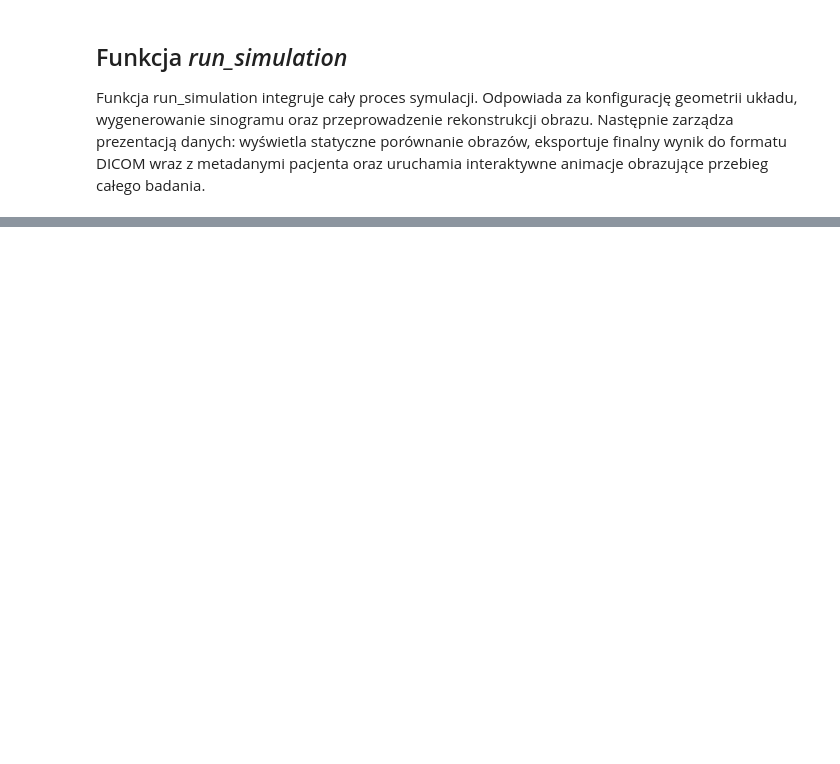
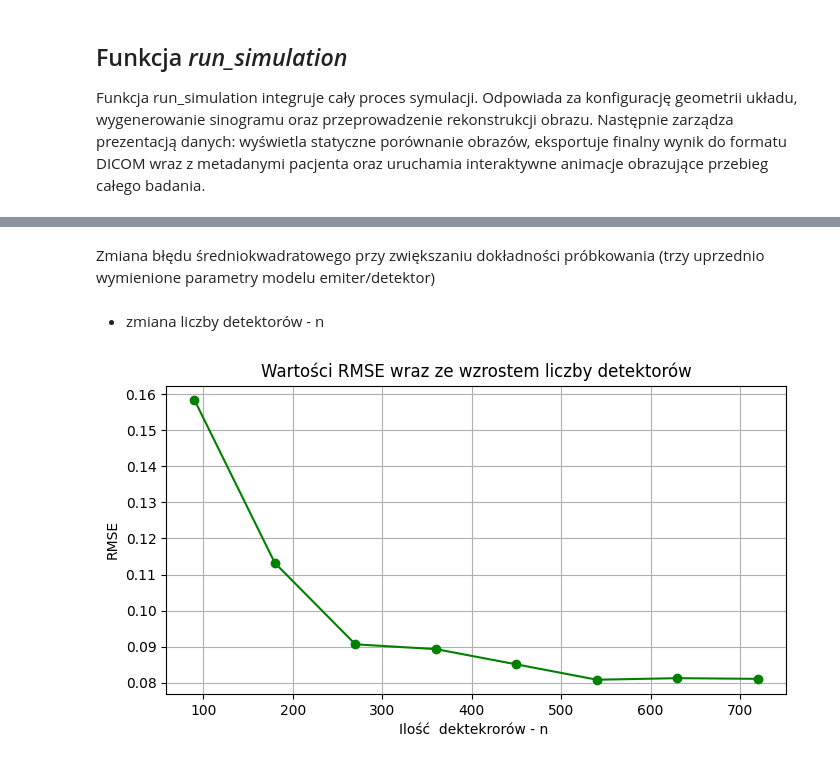
Before and after one commit to julia-m11/Tomograf, a Jupyter notebook: tomograf1.ipynb, the cells around one changed output, grey strips where cells are left out. Drawn from its saved outputs; the diff is of its cells as text; code cells hidden in the pictures; blank space fills up the shorter version.

```diff
--- a/tomograf1.ipynb
+++ b/tomograf1.ipynb
@@ -266,0 +331,22 @@ interactive(children=(FloatSlider(value=2.0, description='Krok (Δα):', max=10.
+# %% [markdown]
+Zmiana błędu średniokwadratowego przy zwiększaniu dokładności próbkowania (trzy uprzednio wymienione parametry modelu emiter/detektor)
+# %% [markdown]
+* zmiana liczby detektorów - n
+# %%
+detectors_list = [90, 180, 270, 360, 450, 540, 630, 720]
+n_rmse = []
+
+for n_val in detectors_list:
+    sino, _, sf, ang = generate_sinogram(2.0, n_val, 180)
+    rf, _, _ = reconstruction_process(sino, ang, n_val, math.radians(180), r, offset_x, offset_y, h, w, sf)
+    n_rmse.append(calculate_rmse(img_grey, rf))
+
+plt.figure(figsize=(8, 4))
+plt.plot(detectors_list, n_rmse, color='green', marker='o')
+plt.title("Wartości RMSE wraz ze wzrostem liczby detektorów")
+plt.xlabel("Ilość  dektekrorów - n ")
+plt.ylabel("RMSE")
+plt.grid(True)
+plt.show()
+# %% [output]
+[figure, added]
```
Also changed, not shown: parts of 20 cells of this notebook.
